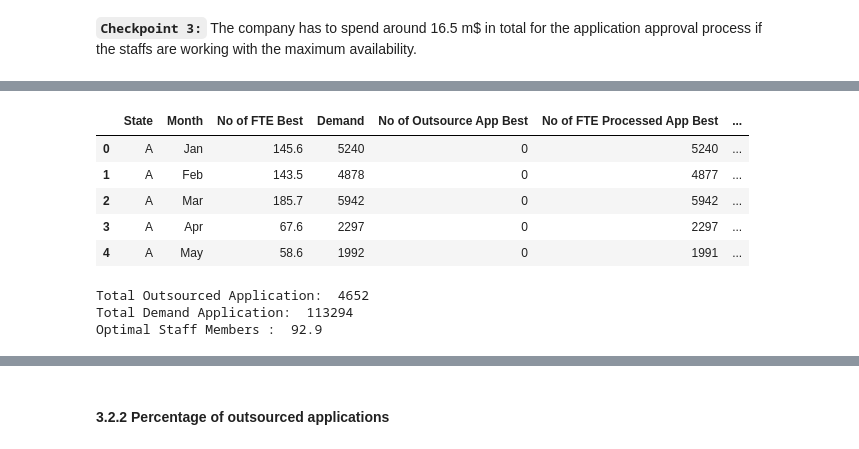
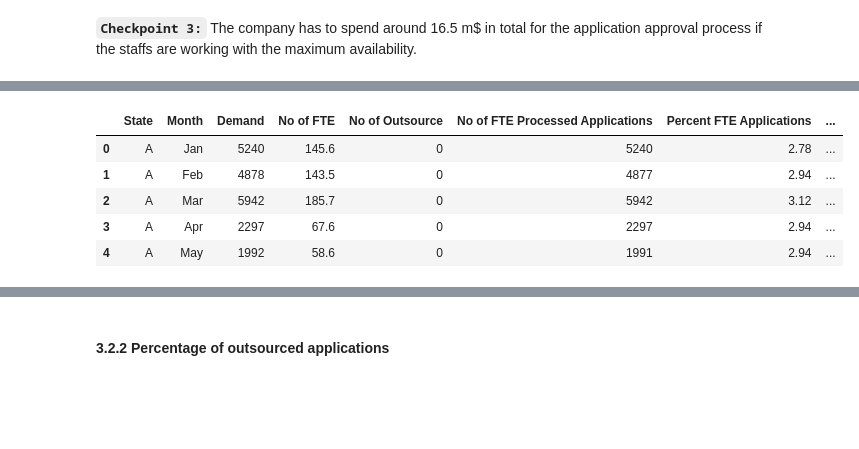
Before and after one commit to VaibhavBhargava2506/Staff-Planning-Case-Study, a Jupyter notebook: Staff Planning Case Study.ipynb, the cells around one changed output, grey strips where cells are left out. Drawn from its saved outputs; the diff is of its cells as text; code cells hidden in the pictures; blank space fills up the shorter version.

```diff
--- a/Staff Planning Case Study.ipynb
+++ b/Staff Planning Case Study.ipynb
@@ -690,26 +699,26 @@ model2.y = Var(model2.i,model2.j,doc='No of Outsource App',domain = NonNegativeI
 
 # Demand Constraint
 
-def total_demand(m, i, j):
-    return (m.x[i, j] * 40 * m.sa[i, j] + m.y[i, j] == m.demand[i, j])
+def total_demand(M,s,m):
+    return (M.FTE[s,m]*40*M.sa[s,m] + M.Outsource[s,m] == M.demand[s,m])
 
 
-model2.total_demand = Constraint(model2.i, model2.j, rule=total_demand)
+model2.total_demand = Constraint(model2.s, model2.m, rule=total_demand)
 
 # Outsourcing Regulation
 
 model2.outsource_demand = ConstraintList()
-for j in model2.j:
-    for i in model2.i:
-        if i == 'A':
-            model2.outsource_demand.add(expr = model2.y[i,j] <= 0.3*model2.demand[i,j])
-        elif i == 'B':
-            model2.outsource_demand.add(expr = model2.y[i,j] <= 0.4*model2.demand[i,j])
+for m in model2.m:
+    for s in model2.s:
+        if s == 'A':
+            model2.outsource_demand.add(expr = model2.Outsource[s,m] <= 0.3*model2.demand[s,m])
+        elif s == 'B':
+            model2.outsource_demand.add(expr = model2.Outsource[s,m] <= 0.4*model2.demand[s,m])
 # %%
 # Objective function
 
-model2.value = Objective(expr = sum(sum(model2.x[i,j]*FTE_Salary[i,j]+
-                                        model2.y[i,j]*UnitOutSourceCost[i,j] for i in model2.i) for j in model2.j),
+model2.value = Objective(expr = sum(sum(model2.FTE[s,m]*FTE_Monthly_Salary[s,m]
+                                        + model2.Outsource[s,m]*UnitOutSourceCost[s,m] for s in model2.s) for m in model2.m),
                          sense= minimize)
 # %%
 # Invoking the solver
@@ -810,53 +805,28 @@ for i in model2.i:
 # %%
 # Creating dataframe for the results
 
-Output_best = pd.DataFrame(Output_best, columns = ['State', 'Month', 'No of FTE Best',"Demand",
-                                                   'No of Outsource App Best',"No of FTE Processed App Best",
-                                                   'Estimated Cost Best', 'Percent Outsourced App Best',
-                                                   'Average Cost Per Application Best'])
+Output_Best = pd.DataFrame(Output_Best, columns = ['State','Month','Demand','No of FTE','No of Outsource',
+                                                       'No of FTE Processed Applications','Percent FTE Applications',
+                                                       'Percent Outsourced Applications','Estimated Cost',
+                                                       'Cost per Application'])
 
+Output_Best[['Estimated Cost in mn $']] = Output_Best[['Estimated Cost']]/1000000
 
-Output_best[['Estimated Cost in mn $ Best']] = Output_best[['Estimated Cost Best']]/1000000
+Output_Best['Demand'] = Output_Best['Demand'].astype(int)
 
-Output_best['Demand'] = Output_best['Demand'].astype(int)
+Output_Best['No of Outsource'] = Output_Best['No of Outsource'].astype(int)
 
-Output_best['No of Outsource App Best'] = Output_best['No of Outsource App Best'].astype(int)
+Output_Best['No of FTE Processed Applications'] = Output_Best['No of FTE Processed Applications'].astype(int)
 
-Output_best['No of FTE Processed App Best'] = Output_best['No of FTE Processed App Best'].astype(int)
-
-Output_best = Output_best.round({"No of FTE Best":1, "No of Outsource App Best":0, "Estimated Cost in mn $ Best":1})
+Output_Best = Output_Best.round({"No of FTE":1, "No of Outsource":0, "Estimated Cost in mn $":1})
 # %%
 #Printing top 5 Rows of Final dataframe
 
-Output_best.head()
+Output_Best.head()
 # %% [output]
-|  | State | Month | No of FTE Best | Demand | No of Outsource App Best | No of FTE Processed App Best | ... |
-| 0 | A | Jan | 145.6 | 5240 | 0 | 5240 | ... |
-| 1 | A | Feb | 143.5 | 4878 | 0 | 4877 | ... |
-| 2 | A | Mar | 185.7 | 5942 | 0 | 5942 | ... |
-| 3 | A | Apr | 67.6 | 2297 | 0 | 2297 | ... |
-| 4 | A | May | 58.6 | 1992 | 0 | 1991 | ... |
+|  | State | Month | Demand | No of FTE | No of Outsource | No of FTE Processed Applications | Percent FTE Applications | ... |
+| 0 | A | Jan | 5240 | 145.6 | 0 | 5240 | 2.78 | ... |
+| 1 | A | Feb | 4878 | 143.5 | 0 | 4877 | 2.94 | ... |
+| 2 | A | Mar | 5942 | 185.7 | 0 | 5942 | 3.12 | ... |
+| 3 | A | Apr | 2297 | 67.6 | 0 | 2297 | 2.94 | ... |
+| 4 | A | May | 1992 | 58.6 | 0 | 1991 | 2.94 | ... |
-# %%
-#Various Parameters
-
-total_outsourcing =  sum(Output_best['No of Outsource App Best'])
-
-total_cost = sum(Output_best['Estimated Cost Best'])
-
-optimal_staff_members = round(Output_best['No of FTE Best'].mean(),1)
-
-total_demand =  sum(Output_best['Demand'])
-
-average_cost_per_appln = round(total_cost/total_demand,2)
-
-percent_outsourced_app_total = round((total_outsourcing/total_demand)*100,1)
-
-print("Total Outsourced Application: ", total_outsourcing)
-
-print("Total Demand Application: ", total_demand)
-
-print("Optimal Staff Members : ", optimal_staff_members)
-# %% [output]
-Total Outsourced Application:  4652
-Total Demand Application:  113294
-Optimal Staff Members :  92.9
```
Also changed, not shown: parts of 53 cells of this notebook.
